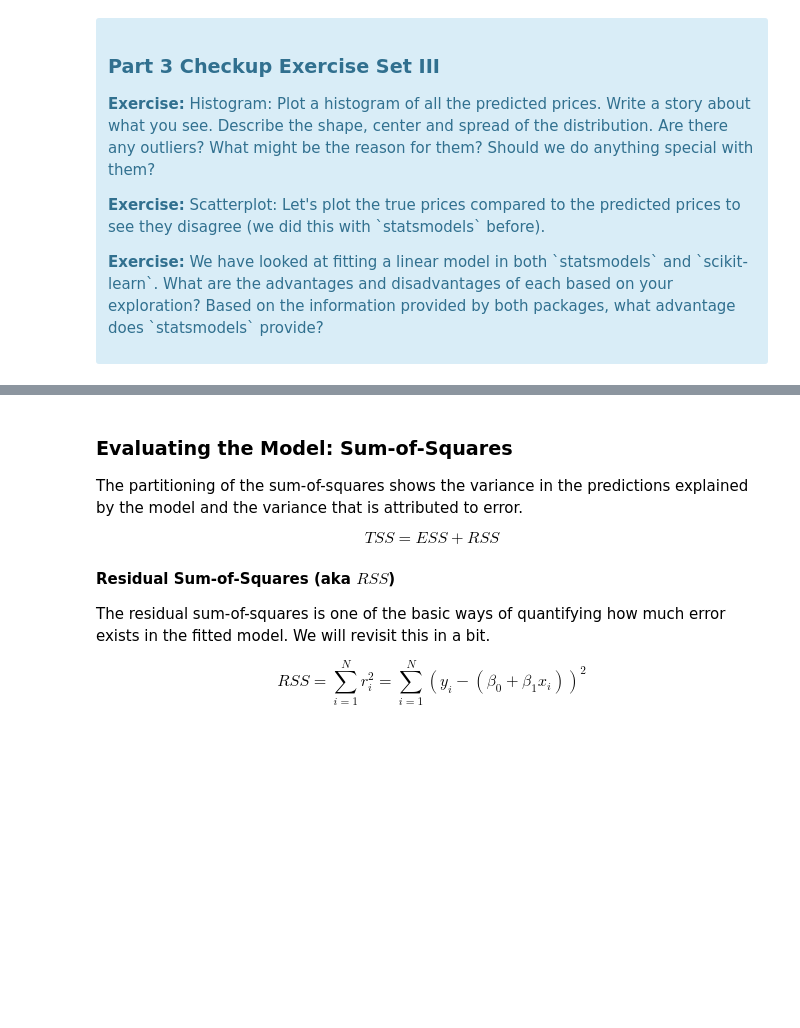
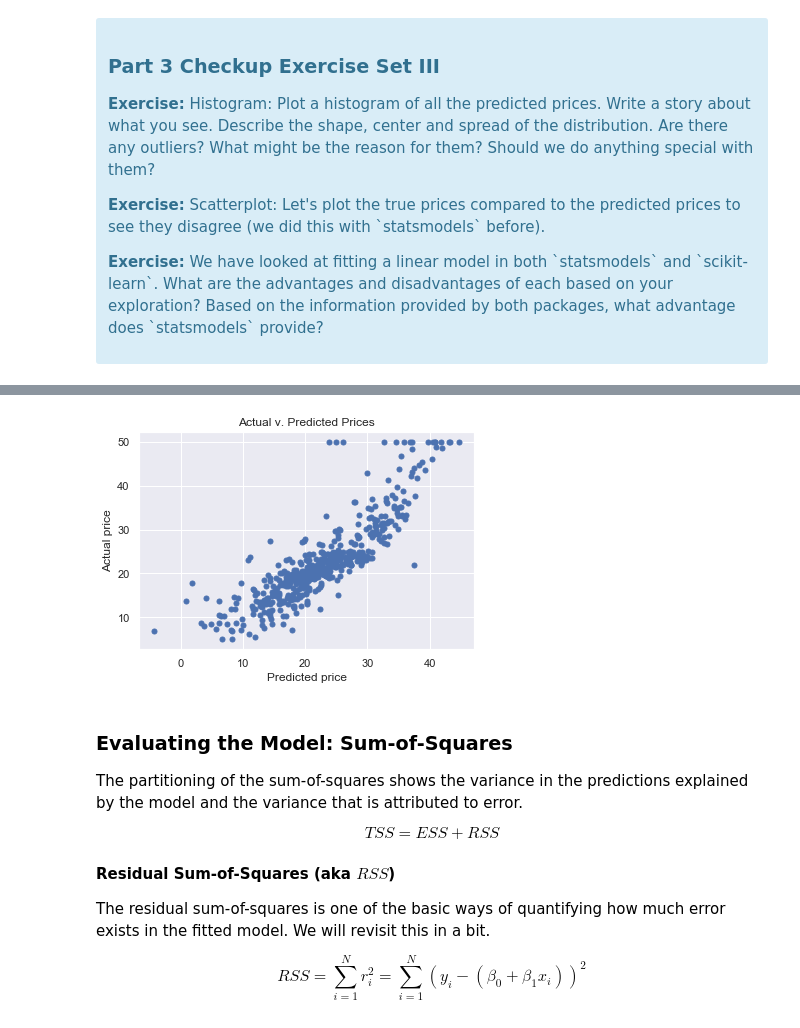
Before and after one commit to michellebonat/boston-housing-regression, a Jupyter notebook: Mini_Project_Linear_Regression.ipynb, the cells around one changed output, grey strips where cells are left out. Saved outputs shown, nothing was run; the diff lists cells and outputs as text; code cells hidden in the pictures; blank space fills up the shorter version.

```diff
--- a/Mini_Project_Linear_Regression.ipynb
+++ b/Mini_Project_Linear_Regression.ipynb
@@ -490,0 +599,13 @@ lm.predict(X)[0:5]
+# %%
+# Scatterplot
+# We can see that the predicted price has a strong correlation with the actual price.
+# Our outlier is actually a low priced house, but not a negative price.
+sns.set(context='notebook', rc={'figure.figsize':(6,4)})
+
+plt.scatter(pred_df, bos.PRICE, s=25, marker='o')
+plt.xlabel("Predicted price")
+plt.ylabel("Actual price")
+plt.title("Actual v. Predicted Prices")
+plt.show()
+# %% [output]
+[figure, added]
```
Also changed, not shown: parts of 25 cells of this notebook.
